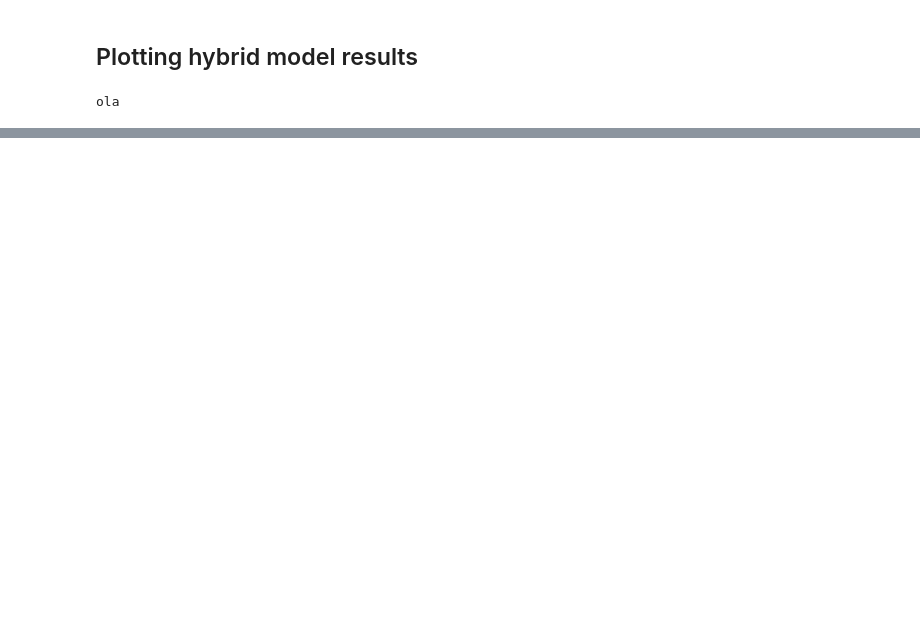
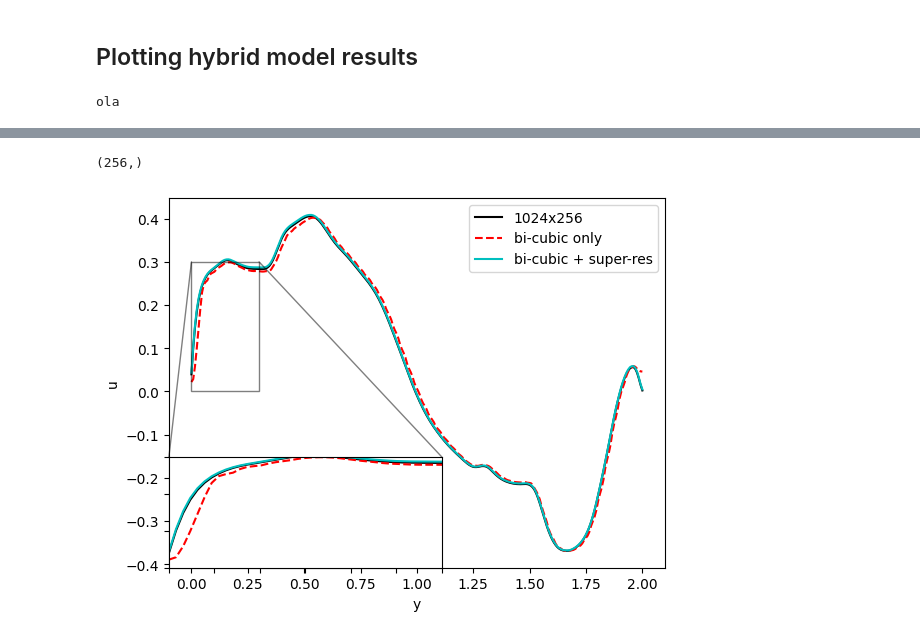
Before and after one commit to diegodelc/jax-cfd, a Jupyter notebook: notebooks/hybrid_model/plotting_all_runs.ipynb, the cells around one changed output, grey strips where cells are left out. Drawn from its saved outputs; the diff is of its cells as text; code cells hidden in the pictures; blank space fills up the shorter version.

```diff
--- a/notebooks/hybrid_model/plotting_all_runs.ipynb
+++ b/notebooks/hybrid_model/plotting_all_runs.ipynb
@@ -182,0 +339,39 @@ with warnings.catch_warnings():
+# %%
+
+
+time_ind = 8
+row = 500
+vel = 0
+
+
+x = np.linspace(0,2,256)
+print(np.shape(x))
+
+
+fig,ax = plt.subplots()
+ax.plot(x,sim_1024[time_ind][row,:,vel], "k-",markersize= 2,    label="1024x256")
+ax.plot(x,bicubic_data[time_ind][row,:,vel],"r--",label="bi-cubic only")
+ax.plot(x,superres_data[time_ind][row,:,vel],"c", label="bi-cubic + super-res")
+ax.legend()
+plt.xlabel("y")
+plt.ylabel("u")
+
+# inset axes....
+axins = ax.inset_axes([0.0, 0, 0.55, 0.3])
+axins.plot(x,sim_1024[time_ind][row,:,vel], "k-",markersize= 4,    label="1024")
+axins.plot(x,bicubic_data[time_ind][row,:,vel],"r--",label="bi-cubic only")
+axins.plot(x,superres_data[time_ind][row,:,vel],"c", label="bi-cubic + super-res")
+# subregion of the original image
+# plt.ylim([0,0.3])
+# plt.xlim([0,50])
+x1, x2, y1, y2 = 0, 0.3, 0, 0.3
+axins.set_xlim(x1, x2)
+axins.set_ylim(y1, y2)
+axins.set_xticklabels([])
+axins.set_yticklabels([])
+ax.indicate_inset_zoom(axins, edgecolor="black")
+
+plt.show()
+# %% [output]
+(256,)
+[figure, added]
```
Also changed, not shown: parts of 13 cells of this notebook, 3 other files.
